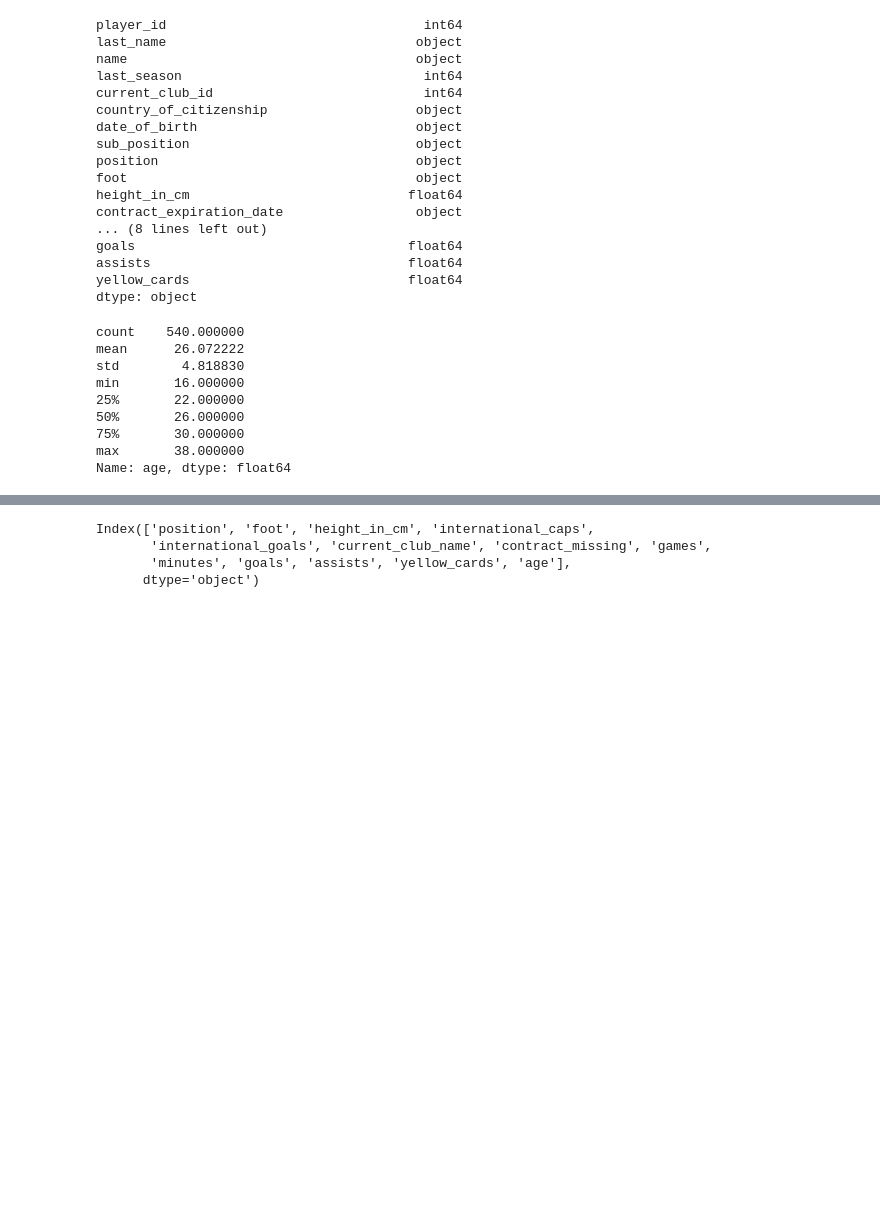
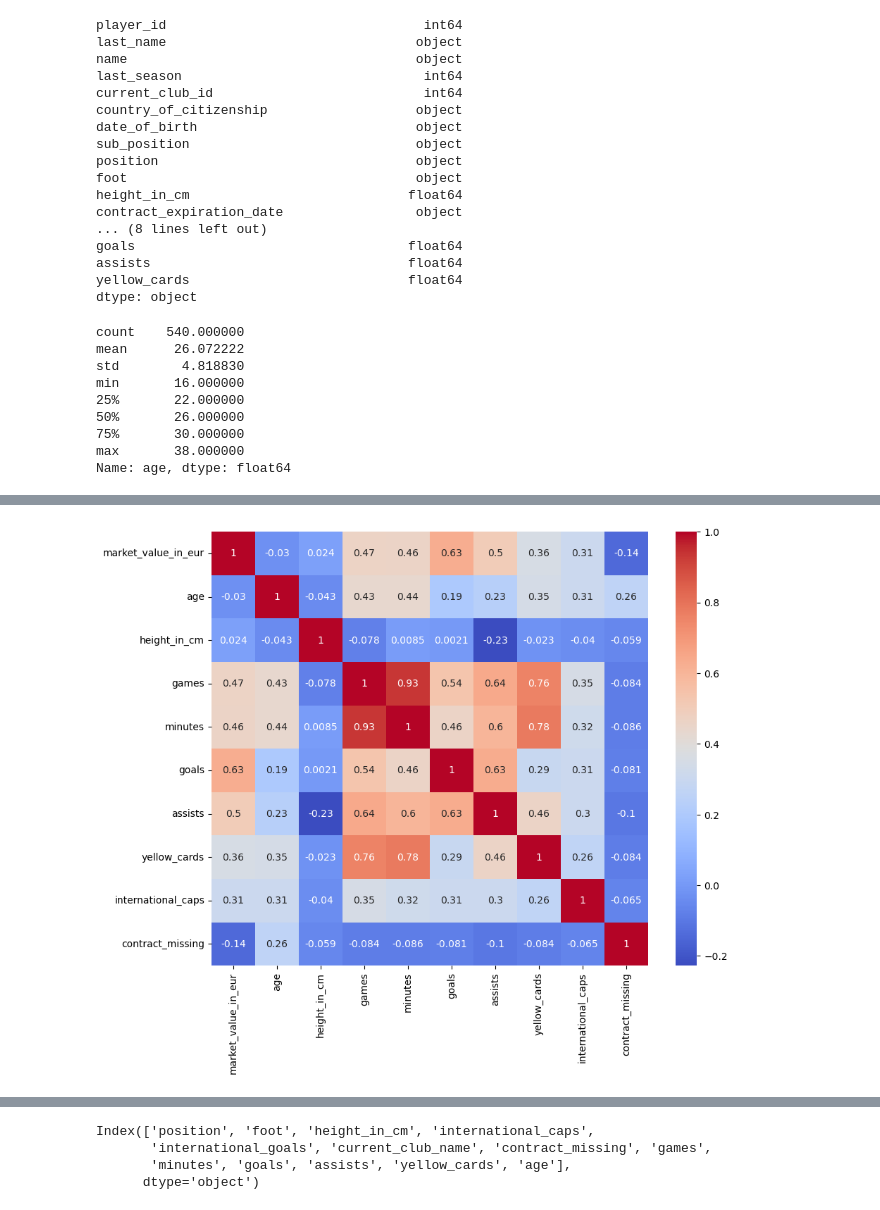
Before and after one commit to bulentalkan/mltraining, a Jupyter notebook: 6-FBProject.ipynb, the cells around one changed output, grey strips where cells are left out. Saved outputs shown, nothing was run; the diff lists cells and outputs as text; code cells hidden in the pictures; blank space fills up the shorter version.

```diff
--- a/6-FBProject.ipynb
+++ b/6-FBProject.ipynb
@@ -398,0 +421,5 @@ Name: age, dtype: float64
+# %%
+sns.heatmap(data = corr, annot=True, cmap="coolwarm")
+plt.show()
+# %% [output]
+[figure, added]
```
Also changed, not shown: parts of 11 cells of this notebook.
